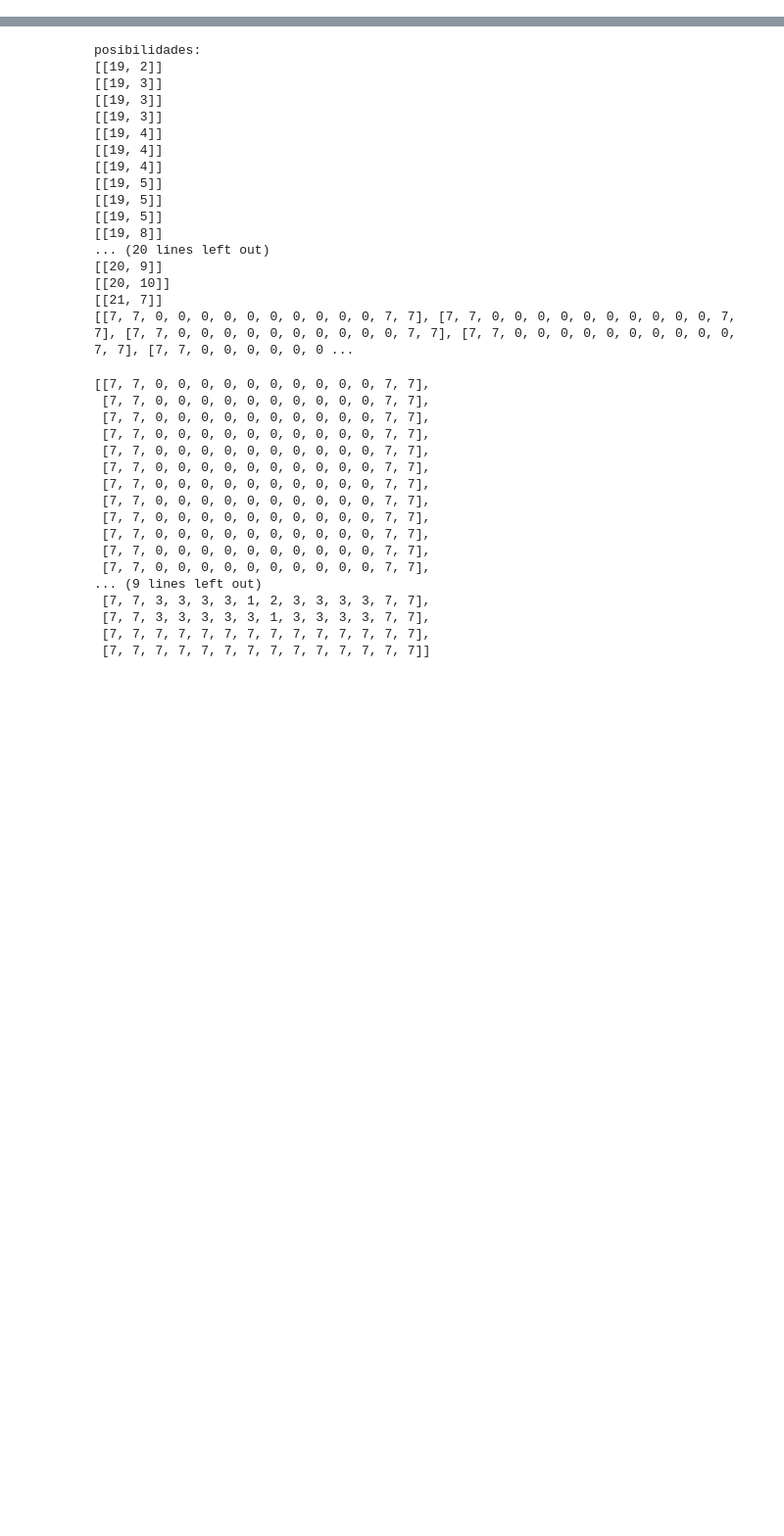
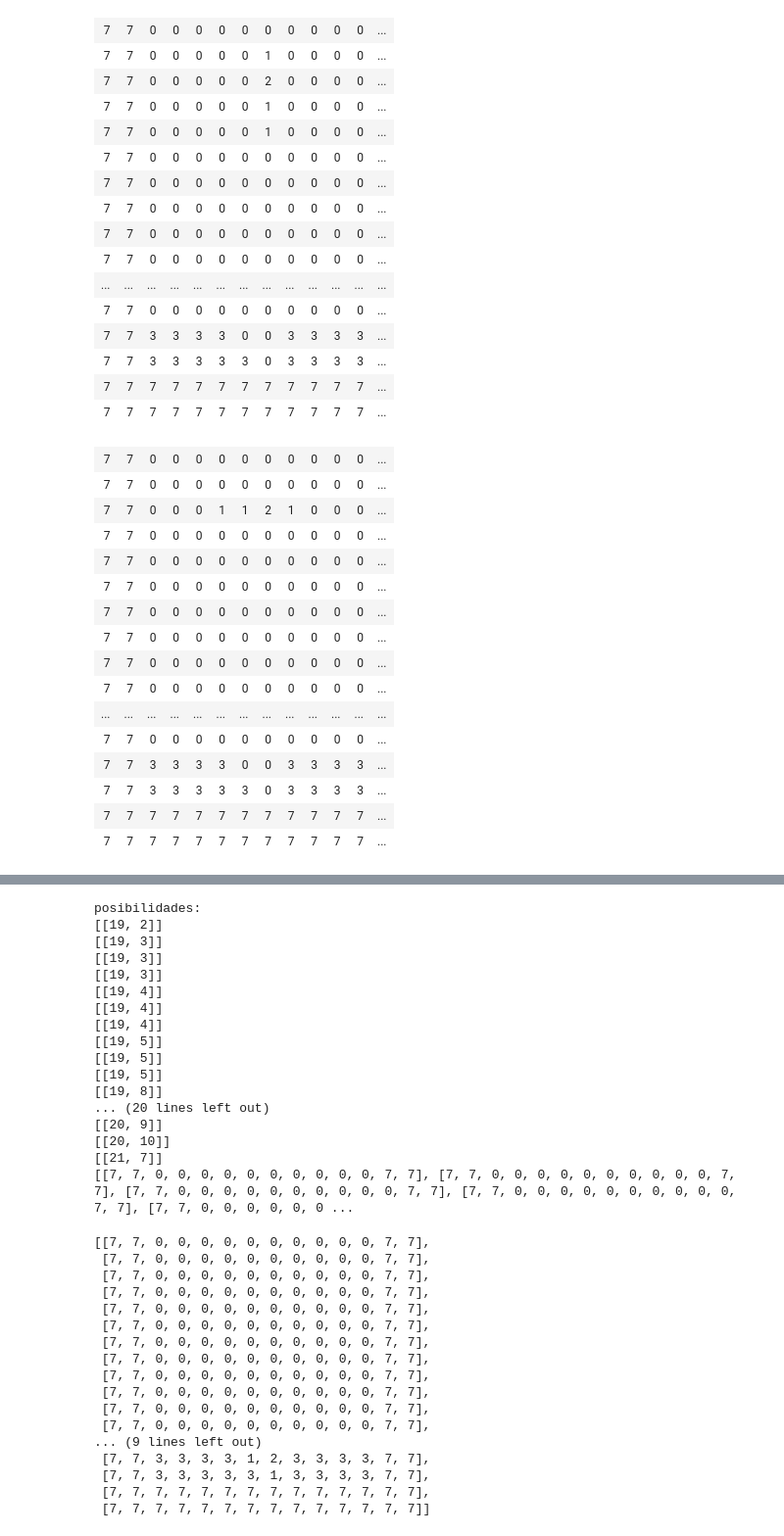
Before and after one commit to AlejandroMonteseirin/IA-Inteligencia-Artificial-Tetris, a Jupyter notebook: Tetris.ipynb, the cells around one changed output, grey strips where cells are left out. Shown: that part at 98% size. Saved outputs shown, nothing was run; the diff lists cells and outputs as text; code cells hidden in the pictures; blank space fills up the shorter version.

```diff
--- a/Tetris.ipynb
+++ b/Tetris.ipynb
@@ -322,0 +687,39 @@ class Rotar(probee.Acción):
+# %%
+#Ejemplo de Rotacion Ficha "larga"
+estadoRotado=estado3
+for i in range (0,5):
+    printBonito(estadoRotado)
+    estadoRotado=RotarInverso.aplicar(estadoRotado,estadoRotado)
+# %% [output]
+| 7 | 7 | 0 | 0 | 0 | 0 | 0 | 0 | 0 | 0 | 0 | 0 | ... |
+| 7 | 7 | 0 | 0 | 0 | 0 | 0 | 1 | 0 | 0 | 0 | 0 | ... |
+| 7 | 7 | 0 | 0 | 0 | 0 | 0 | 2 | 0 | 0 | 0 | 0 | ... |
+| 7 | 7 | 0 | 0 | 0 | 0 | 0 | 1 | 0 | 0 | 0 | 0 | ... |
+| 7 | 7 | 0 | 0 | 0 | 0 | 0 | 1 | 0 | 0 | 0 | 0 | ... |
+| 7 | 7 | 0 | 0 | 0 | 0 | 0 | 0 | 0 | 0 | 0 | 0 | ... |
+| 7 | 7 | 0 | 0 | 0 | 0 | 0 | 0 | 0 | 0 | 0 | 0 | ... |
+| 7 | 7 | 0 | 0 | 0 | 0 | 0 | 0 | 0 | 0 | 0 | 0 | ... |
+| 7 | 7 | 0 | 0 | 0 | 0 | 0 | 0 | 0 | 0 | 0 | 0 | ... |
+| 7 | 7 | 0 | 0 | 0 | 0 | 0 | 0 | 0 | 0 | 0 | 0 | ... |
+| ... | ... | ... | ... | ... | ... | ... | ... | ... | ... | ... | ... | ... |
+| 7 | 7 | 0 | 0 | 0 | 0 | 0 | 0 | 0 | 0 | 0 | 0 | ... |
+| 7 | 7 | 3 | 3 | 3 | 3 | 0 | 0 | 3 | 3 | 3 | 3 | ... |
+| 7 | 7 | 3 | 3 | 3 | 3 | 3 | 0 | 3 | 3 | 3 | 3 | ... |
+| 7 | 7 | 7 | 7 | 7 | 7 | 7 | 7 | 7 | 7 | 7 | 7 | ... |
+| 7 | 7 | 7 | 7 | 7 | 7 | 7 | 7 | 7 | 7 | 7 | 7 | ... |
+| 7 | 7 | 0 | 0 | 0 | 0 | 0 | 0 | 0 | 0 | 0 | 0 | ... |
+| 7 | 7 | 0 | 0 | 0 | 0 | 0 | 0 | 0 | 0 | 0 | 0 | ... |
+| 7 | 7 | 0 | 0 | 0 | 1 | 1 | 2 | 1 | 0 | 0 | 0 | ... |
+| 7 | 7 | 0 | 0 | 0 | 0 | 0 | 0 | 0 | 0 | 0 | 0 | ... |
+| 7 | 7 | 0 | 0 | 0 | 0 | 0 | 0 | 0 | 0 | 0 | 0 | ... |
+| 7 | 7 | 0 | 0 | 0 | 0 | 0 | 0 | 0 | 0 | 0 | 0 | ... |
+| 7 | 7 | 0 | 0 | 0 | 0 | 0 | 0 | 0 | 0 | 0 | 0 | ... |
+| 7 | 7 | 0 | 0 | 0 | 0 | 0 | 0 | 0 | 0 | 0 | 0 | ... |
+| 7 | 7 | 0 | 0 | 0 | 0 | 0 | 0 | 0 | 0 | 0 | 0 | ... |
+| 7 | 7 | 0 | 0 | 0 | 0 | 0 | 0 | 0 | 0 | 0 | 0 | ... |
+| ... | ... | ... | ... | ... | ... | ... | ... | ... | ... | ... | ... | ... |
+| 7 | 7 | 0 | 0 | 0 | 0 | 0 | 0 | 0 | 0 | 0 | 0 | ... |
+| 7 | 7 | 3 | 3 | 3 | 3 | 0 | 0 | 3 | 3 | 3 | 3 | ... |
+| 7 | 7 | 3 | 3 | 3 | 3 | 3 | 0 | 3 | 3 | 3 | 3 | ... |
+| 7 | 7 | 7 | 7 | 7 | 7 | 7 | 7 | 7 | 7 | 7 | 7 | ... |
+| 7 | 7 | 7 | 7 | 7 | 7 | 7 | 7 | 7 | 7 | 7 | 7 | ... |
```
Also changed, not shown: parts of 24 cells of this notebook.
